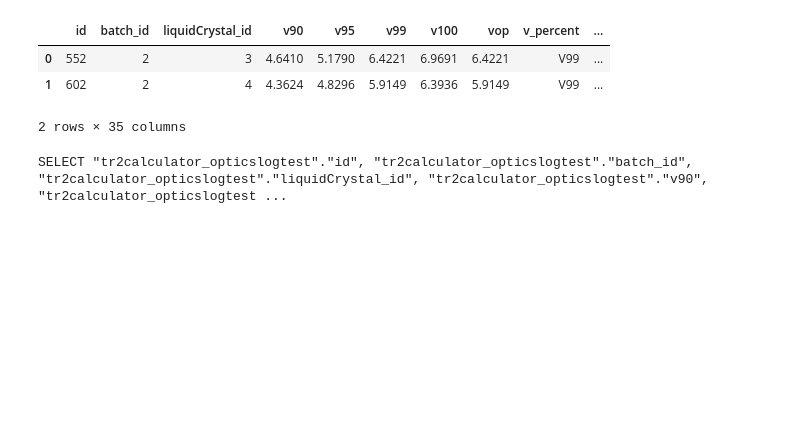
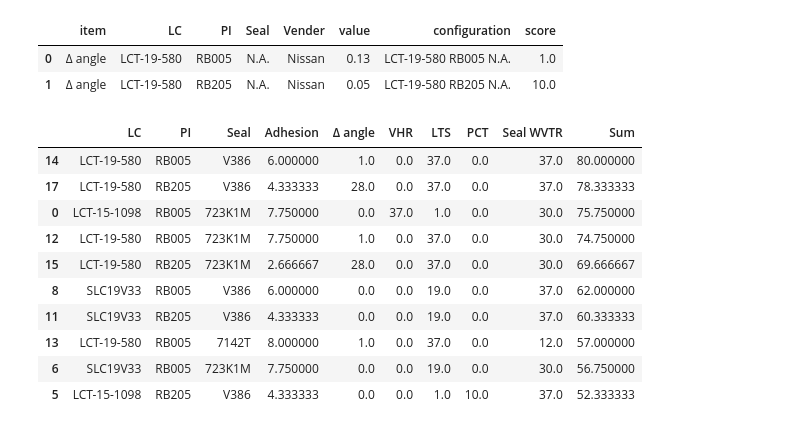
Before and after one commit to dimsplendid/td_toolkits_reconstruc, a Jupyter notebook: test.ipynb, the cells around one changed output. Drawn from its saved outputs; the diff is of its cells as text; code cells hidden in the pictures; blank space fills up the shorter version.

```diff
--- a/test.ipynb
+++ b/test.ipynb
@@ -197,13 +18,0 @@ q2 = OpticsLogTest.objects.filter(
-# %%
-import pandas as pd
-df = pd.DataFrame.from_records(q2.values())
-df.head()
-# %% [output]
-|  | id | batch_id | liquidCrystal_id | v90 | v95 | v99 | v100 | vop | v_percent | ... |
-| 0 | 552 | 2 | 3 | 4.6410 | 5.1790 | 6.4221 | 6.9691 | 6.4221 | V99 | ... |
-| 1 | 602 | 2 | 4 | 4.3624 | 4.8296 | 5.9149 | 6.3936 | 5.9149 | V99 | ... |
-2 rows × 35 columns
-# %%
-print(q2.query)
-# %% [output]
-SELECT "tr2calculator_opticslogtest"."id", "tr2calculator_opticslogtest"."batch_id", "tr2calculator_opticslogtest"."liquidCrystal_id", "tr2calculator_opticslogtest"."v90", "tr2calculator_opticslogtest ...
@@ -209,0 +33,13 @@ SELECT "tr2calculator_opticslogtest"."id", "tr2calculator_opticslogtest"."batch_
+# %%
+df_LC = pd.DataFrame({'LC': ['LCT-15-1098', 'SLC19V33', 'LCT-19-580']})
+df_PI = pd.DataFrame({'PI': ['RB005', 'RB205']})
+df_seal = pd.DataFrame({'Seal': ['723K1M', '7142T', 'V386']})
+# %%
+df_LC_PI = df_LC.merge(df_PI, how='cross')
+df = df_LC_PI.merge(df_seal, how='cross')
+# %%
+delta_angle_mean_df.head()
+# %% [output]
+|  | item | LC | PI | Seal | Vender | value | configuration | score |
+| 0 | Δ angle | LCT-19-580 | RB005 | N.A. | Nissan | 0.13 | LCT-19-580 RB005 N.A. | 1.0 |
+| 1 | Δ angle | LCT-19-580 | RB205 | N.A. | Nissan | 0.05 | LCT-19-580 RB205 N.A. | 10.0 |
@@ -209,0 +69,14 @@ SELECT "tr2calculator_opticslogtest"."id", "tr2calculator_opticslogtest"."batch_
+# %%
+df_fill0[:10]
+# %% [output]
+|  | LC | PI | Seal | Adhesion | Δ angle | VHR | LTS | PCT | Seal WVTR | Sum |
+| 14 | LCT-19-580 | RB005 | V386 | 6.000000 | 1.0 | 0.0 | 37.0 | 0.0 | 37.0 | 80.000000 |
+| 17 | LCT-19-580 | RB205 | V386 | 4.333333 | 28.0 | 0.0 | 37.0 | 0.0 | 37.0 | 78.333333 |
+| 0 | LCT-15-1098 | RB005 | 723K1M | 7.750000 | 0.0 | 37.0 | 1.0 | 0.0 | 30.0 | 75.750000 |
+| 12 | LCT-19-580 | RB005 | 723K1M | 7.750000 | 1.0 | 0.0 | 37.0 | 0.0 | 30.0 | 74.750000 |
+| 15 | LCT-19-580 | RB205 | 723K1M | 2.666667 | 28.0 | 0.0 | 37.0 | 0.0 | 30.0 | 69.666667 |
+| 8 | SLC19V33 | RB005 | V386 | 6.000000 | 0.0 | 0.0 | 19.0 | 0.0 | 37.0 | 62.000000 |
+| 11 | SLC19V33 | RB205 | V386 | 4.333333 | 0.0 | 0.0 | 19.0 | 0.0 | 37.0 | 60.333333 |
+| 13 | LCT-19-580 | RB005 | 7142T | 8.000000 | 1.0 | 0.0 | 37.0 | 0.0 | 12.0 | 57.000000 |
+| 6 | SLC19V33 | RB005 | 723K1M | 7.750000 | 0.0 | 0.0 | 19.0 | 0.0 | 30.0 | 56.750000 |
+| 5 | LCT-15-1098 | RB205 | V386 | 4.333333 | 0.0 | 0.0 | 1.0 | 10.0 | 37.0 | 52.333333 |
```
Also changed, not shown: parts of 34 cells of this notebook, 15 other files.
